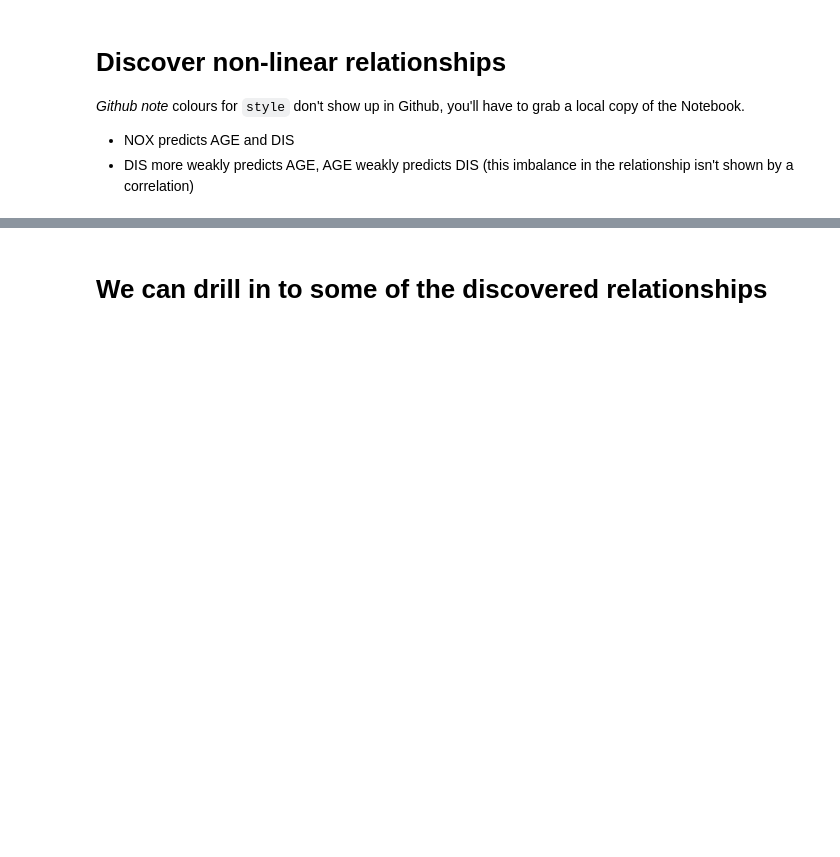
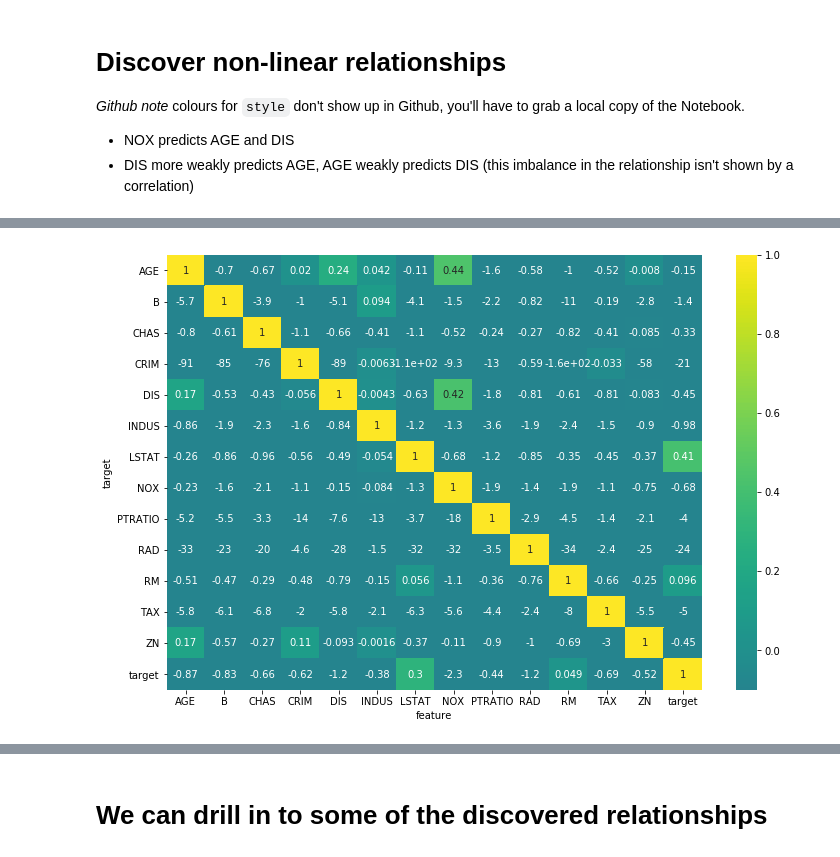
Before and after one commit to ianozsvald/beyond_correlation, a Jupyter notebook: example_boston_discover_feature_relationships.ipynb, the cells around one changed output, grey strips where cells are left out. Cells and saved outputs as stored; diff of their text form; code cells hidden in the pictures; blank space fills up the shorter version.

Commit message:
added n_estimators=50, kept default cv=3, added seaborn heatmap

```diff
--- a/example_boston_discover_feature_relationships.ipynb
+++ b/example_boston_discover_feature_relationships.ipynb
@@ -61,3 +66,10 @@ df_results = discover.discover(df[cols], classifier_overrides)
+# %%
+#vmin=None, vmax=None, cmap=None,
+fig, ax = plt.subplots(figsize=(12, 8))
+sns.heatmap(df_results.pivot(index='target', columns='feature', values='score').fillna(1),
+            annot=True, center=0, ax=ax, vmin=-0.1, vmax=1, cmap="viridis");
+# %% [output]
+[figure, added]
 # %%
 df_results.pivot(index='target', columns='feature', values='score').fillna(1) \
 .style.background_gradient(cmap="viridis", low=0.7, axis=1) \
```
Also changed, not shown: parts of 4 cells of this notebook, 2 other files.
